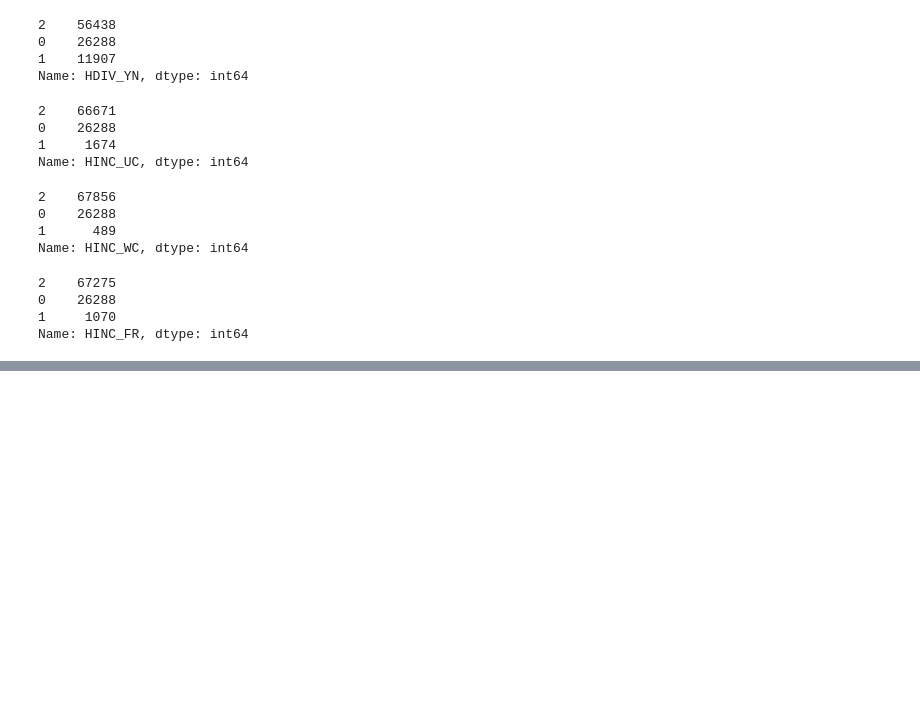
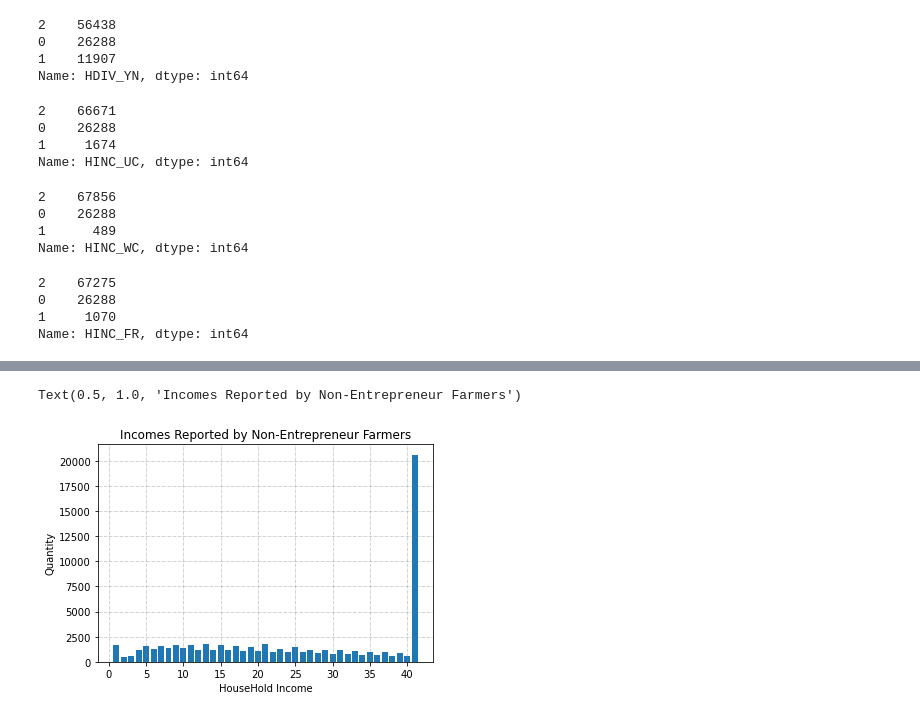
Before and after one commit to ksant040/project, a Jupyter notebook: Project_II.ipynb, the cells around one changed output, grey strips where cells are left out. Drawn from its saved outputs; the diff is of its cells as text; code cells hidden in the pictures; blank space fills up the shorter version.

```diff
--- a/Project_II.ipynb
+++ b/Project_II.ipynb
@@ -344,0 +333,2 @@ HINC_WC
+# %%
+Farmer_Non_Ent = ndd[(ndd.HINC_FR == 0)]
@@ -344,0 +355,17 @@ HINC_WC
+# %%
+farmer_ne_top_keys = Farmer_Non_Ent['HHINC'].value_counts().index
+farmer_ne_top_values = Farmer_Non_Ent['HHINC'].value_counts().tolist()
+# %%
+plt.plot(figsize = (16,9))
+plt.bar(farmer_ne_top_keys, farmer_ne_top_values)
+
+plt.grid(b = True, color ='grey',
+        linestyle ='-.', linewidth = 0.5,
+        alpha = 0.7)
+
+plt.xlabel('HouseHold Income')
+plt.ylabel('Quantity')
+plt.title('Incomes Reported by Non-Entrepreneur Farmers')
+# %% [output]
+Text(0.5, 1.0, 'Incomes Reported by Non-Entrepreneur Farmers')
+[figure, added]
```
Also changed, not shown: parts of 44 cells of this notebook.
